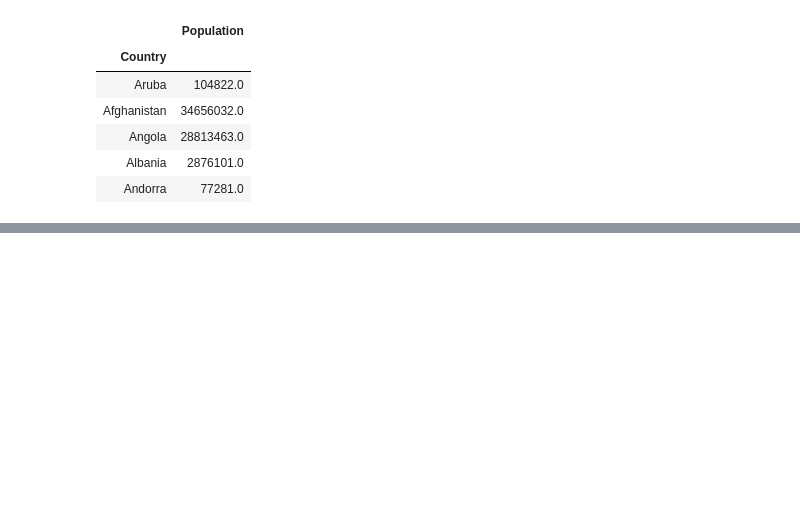
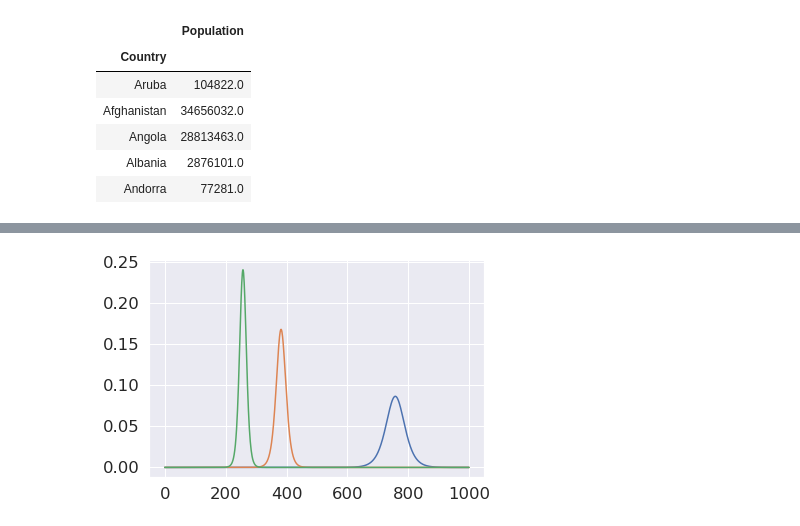
Before and after one commit to rgerkin/COVID-19, a Jupyter notebook: covid.ipynb, the cells around one changed output, grey strips where cells are left out. Cells and saved outputs as stored; diff of their text form; code cells hidden in the pictures; blank space fills up the shorter version.

```diff
--- a/covid.ipynb
+++ b/covid.ipynb
@@ -116,0 +255,8 @@ make_plot(df_deaths, "death", ylim=(-9,0))
+# %%
+t = np.arange(0, 1000, 1)
+T = 14
+for r in [0.1, 0.2, 0.3]:
+    y = xt(t, r) - xt(t-T, r)
+    plt.plot(t, y)
+# %% [output]
+[figure, added]
```
Also changed, not shown: parts of 15 cells of this notebook.
